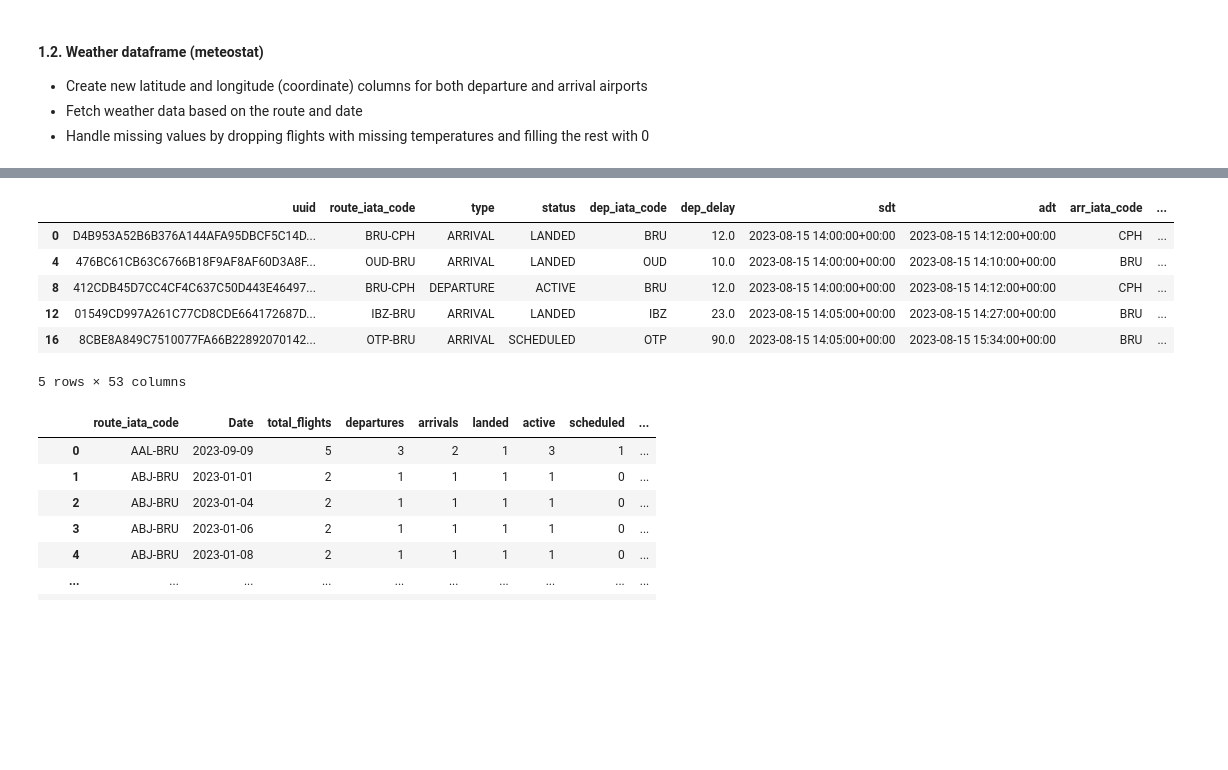
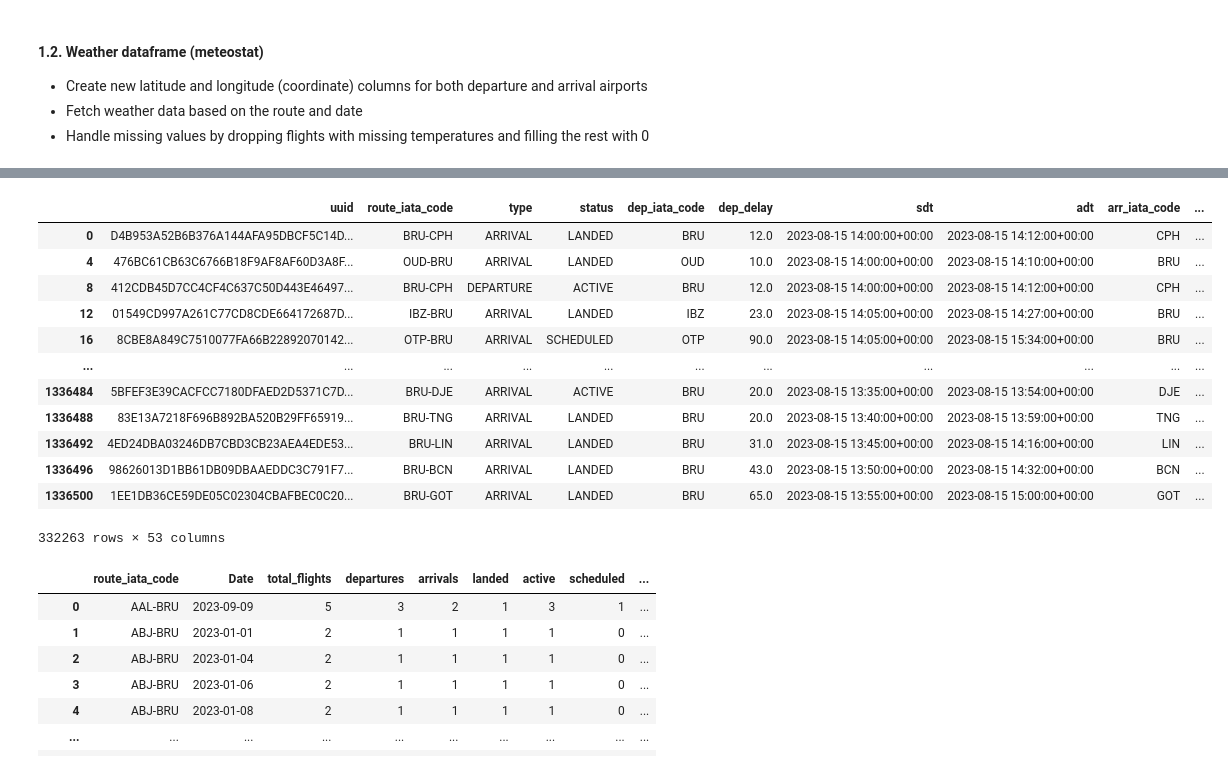
Before and after one commit to DT-Service-Consulting/avstats, a Jupyter notebook: avstats/AvStats_EDA.ipynb, the cells around one changed output, grey strips where cells are left out. Cells and saved outputs as stored; diff of their text form; code cells hidden in the pictures; blank space fills up the shorter version.

```diff
--- a/avstats/AvStats_EDA.ipynb
+++ b/avstats/AvStats_EDA.ipynb
@@ -174,24 +105,30 @@ Weather data was merged with schedule data successfully.
 # %%
 # Remove duplicates from the duplicate_rows DataFrame
 df_weather_merged = df_weather_merged.drop_duplicates()
 
 # Drop rows where 'tavg_dep' has missing values
 df_weather_merged = df_weather_merged.dropna(subset=['tavg_dep', 'tavg_arr'])
 
 # Convert categorical columns to strings
 df_weather_merged = df_weather_merged.apply(lambda col: col.astype(str) if col.dtype.name == 'category' else col)
 
 # Fill all missing values with 0
 df_weather_merged.fillna(0, inplace=True)
-df_weather_merged.head()
+df_weather_merged
 # %% [output]
 |  | uuid | route_iata_code | type | status | dep_iata_code | dep_delay | sdt | adt | arr_iata_code | ... |
 | 0 | D4B953A52B6B376A144AFA95DBCF5C14D... | BRU-CPH | ARRIVAL | LANDED | BRU | 12.0 | 2023-08-15 14:00:00+00:00 | 2023-08-15 14:12:00+00:00 | CPH | ... |
 | 4 | 476BC61CB63C6766B18F9AF8AF60D3A8F... | OUD-BRU | ARRIVAL | LANDED | OUD | 10.0 | 2023-08-15 14:00:00+00:00 | 2023-08-15 14:10:00+00:00 | BRU | ... |
 | 8 | 412CDB45D7CC4CF4C637C50D443E46497... | BRU-CPH | DEPARTURE | ACTIVE | BRU | 12.0 | 2023-08-15 14:00:00+00:00 | 2023-08-15 14:12:00+00:00 | CPH | ... |
 | 12 | 01549CD997A261C77CD8CDE664172687D... | IBZ-BRU | ARRIVAL | LANDED | IBZ | 23.0 | 2023-08-15 14:05:00+00:00 | 2023-08-15 14:27:00+00:00 | BRU | ... |
 | 16 | 8CBE8A849C7510077FA66B22892070142... | OTP-BRU | ARRIVAL | SCHEDULED | OTP | 90.0 | 2023-08-15 14:05:00+00:00 | 2023-08-15 15:34:00+00:00 | BRU | ... |
+| ... | ... | ... | ... | ... | ... | ... | ... | ... | ... | ... |
+| 1336484 | 5BFEF3E39CACFCC7180DFAED2D5371C7D... | BRU-DJE | ARRIVAL | ACTIVE | BRU | 20.0 | 2023-08-15 13:35:00+00:00 | 2023-08-15 13:54:00+00:00 | DJE | ... |
+| 1336488 | 83E13A7218F696B892BA520B29FF65919... | BRU-TNG | ARRIVAL | LANDED | BRU | 20.0 | 2023-08-15 13:40:00+00:00 | 2023-08-15 13:59:00+00:00 | TNG | ... |
+| 1336492 | 4ED24DBA03246DB7CBD3CB23AEA4EDE53... | BRU-LIN | ARRIVAL | LANDED | BRU | 31.0 | 2023-08-15 13:45:00+00:00 | 2023-08-15 14:16:00+00:00 | LIN | ... |
+| 1336496 | 98626013D1BB61DB09DBAAEDDC3C791F7... | BRU-BCN | ARRIVAL | LANDED | BRU | 43.0 | 2023-08-15 13:50:00+00:00 | 2023-08-15 14:32:00+00:00 | BCN | ... |
+| 1336500 | 1EE1DB36CE59DE05C02304CBAFBEC0C20... | BRU-GOT | ARRIVAL | LANDED | BRU | 65.0 | 2023-08-15 13:55:00+00:00 | 2023-08-15 15:00:00+00:00 | GOT | ... |
-5 rows × 53 columns
+332263 rows × 53 columns
 # %%
 # Initialize the aggregator
 aggregator = MergeData(df_weather_merged)
```
Also changed, not shown: parts of 42 cells of this notebook, 2 other files.
